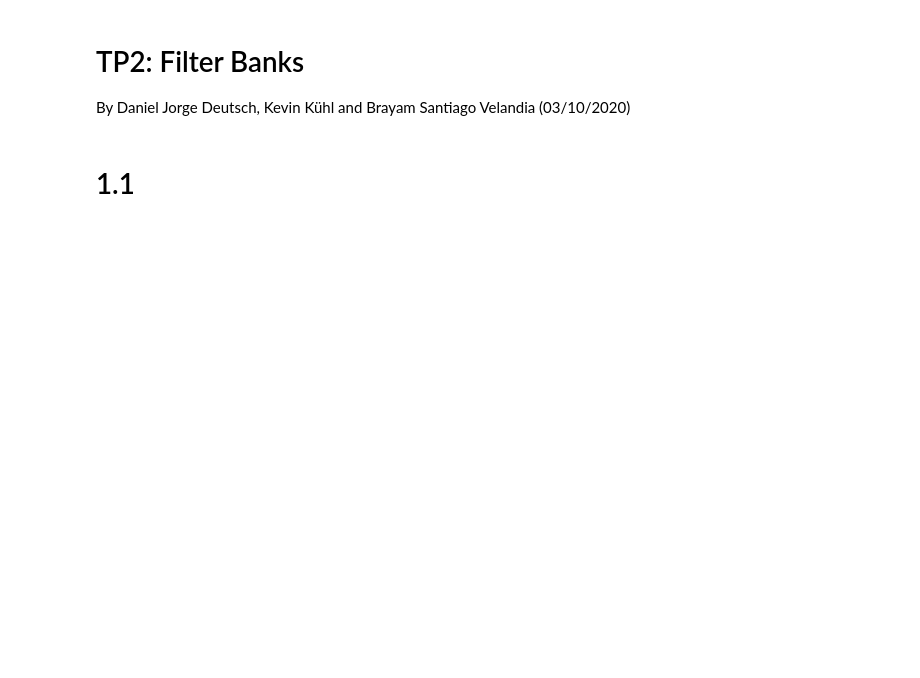
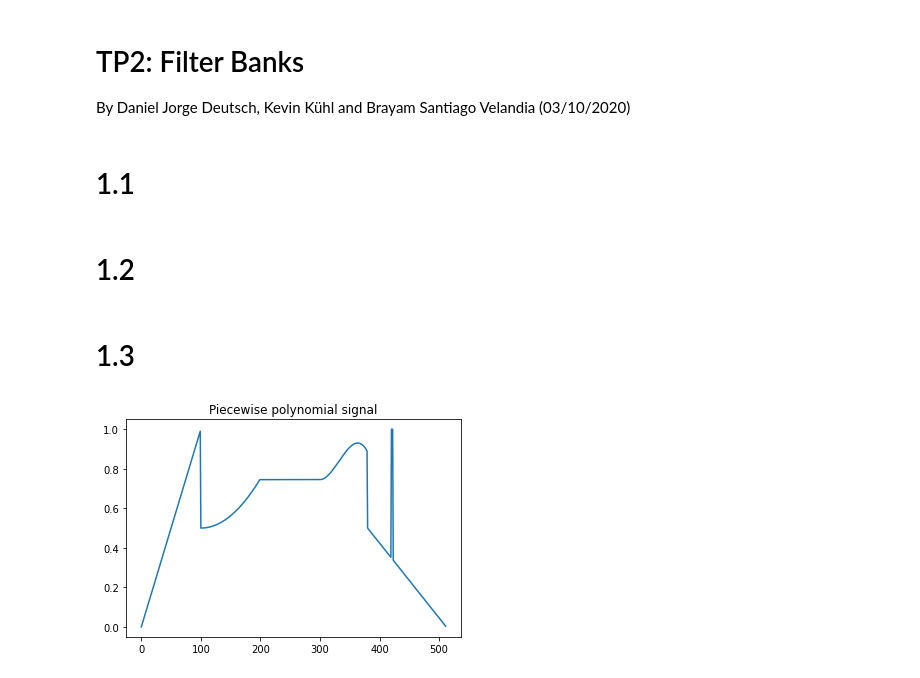
Before and after one commit to daniel-deutsch/TSIA201, a Jupyter notebook: TP3/main.ipynb, the cells around one changed output. Drawn from its saved outputs; the diff is of its cells as text; code cells hidden in the pictures; blank space fills up the shorter version.

```diff
--- a/TP3/main.ipynb
+++ b/TP3/main.ipynb
@@ -251,0 +263,2 @@ def cqf_analysis_filterbank(x, h0):
+# %% [markdown]
+# 1.2
@@ -251,0 +281,26 @@ def cqf_analysis_filterbank(x, h0):
+# %% [markdown]
+# 1.3
+# %%
+x=np.zeros(512)
+N1 = 100
+N2 = 200
+N3 = 300
+N4 = 380
+N5 = 512
+r1 = np.arange(0,N1)
+r2 = np.arange(N1,N2)
+r3 = np.arange(N2,N3)
+r4 = np.arange(N3,N4)
+r5 = np.arange(N4,N5)
+x[r1] = r1/float(N1)
+x[r2] =0.5+ ((r2-float(N1))/float(N2))**2
+x[r3] = x[N2-1]
+t4 = (r4-float(N3))/float(N4)
+x[r4] = -80*t4**3 + 20*t4**2 + x[N2-1]
+x[r5] = 0.5*(1-(r5-float(N4))/(float(N5-N4)))
+x[420:423] =1
+plt.plot(x)
+plt.title("Piecewise polynomial signal")
+plt.show()
+# %% [output]
+[figure, added]
```
Also changed, not shown: parts of 19 cells of this notebook, 4 other files.
